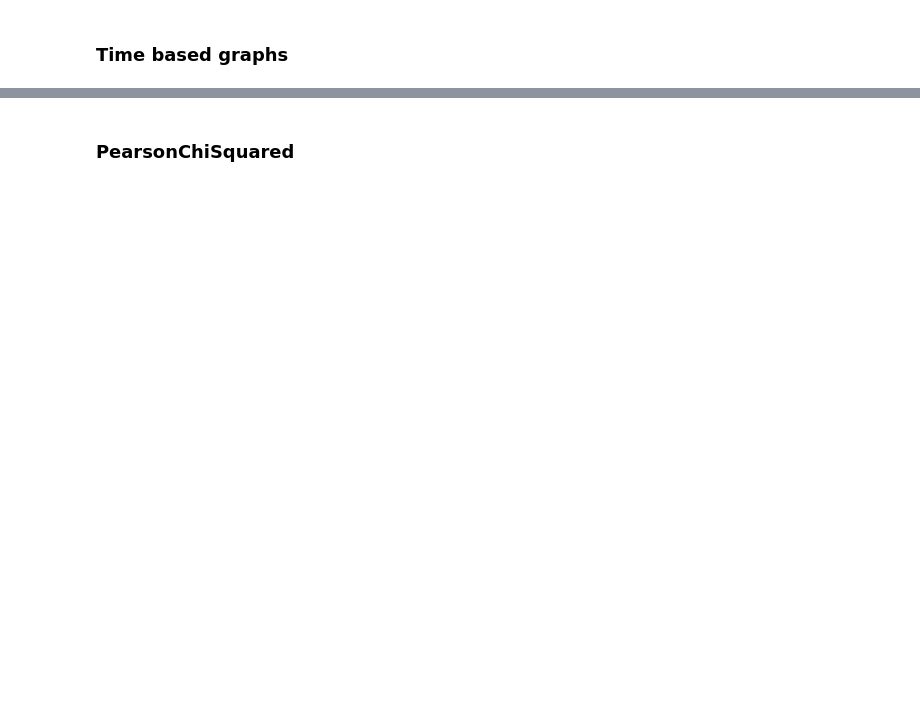
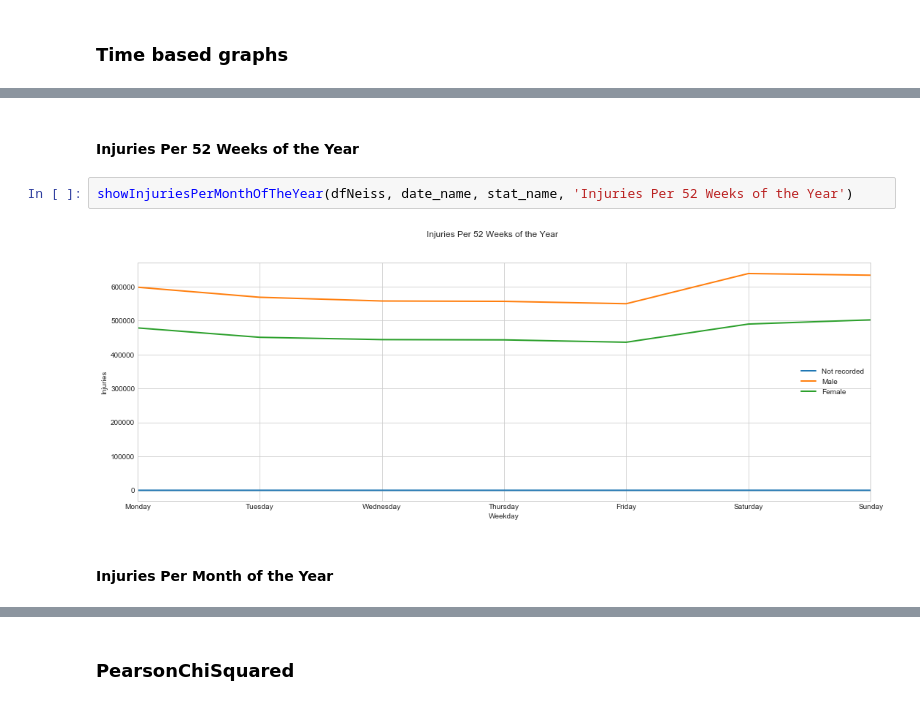
Before and after one commit to mrcorbett/MET_CS677_DataScienceWithPython, a Jupyter notebook: Project/bicycle_crashes_neiss_v10.ipynb, the cells around one changed output, grey strips where cells are left out. Cells and saved outputs as stored; diff of their text form; blank space fills up the shorter version.

```diff
--- a/Project/bicycle_crashes_neiss_v10.ipynb
+++ b/Project/bicycle_crashes_neiss_v10.ipynb
@@ -99,0 +101,8 @@ showInjuriesPerWeekOfTheYear(dfNeiss, date_name, stat_name, 'Injuries Per Week o
+# %% [markdown]
+#### Injuries Per 52 Weeks of the Year
+# %%
+showInjuriesPerMonthOfTheYear(dfNeiss, date_name, stat_name, 'Injuries Per 52 Weeks of the Year')
+# %% [output]
+[figure, added]
+# %% [markdown]
+#### Injuries Per Month of the Year
```
Also changed, not shown: parts of 21 cells of this notebook, 8 other files.
